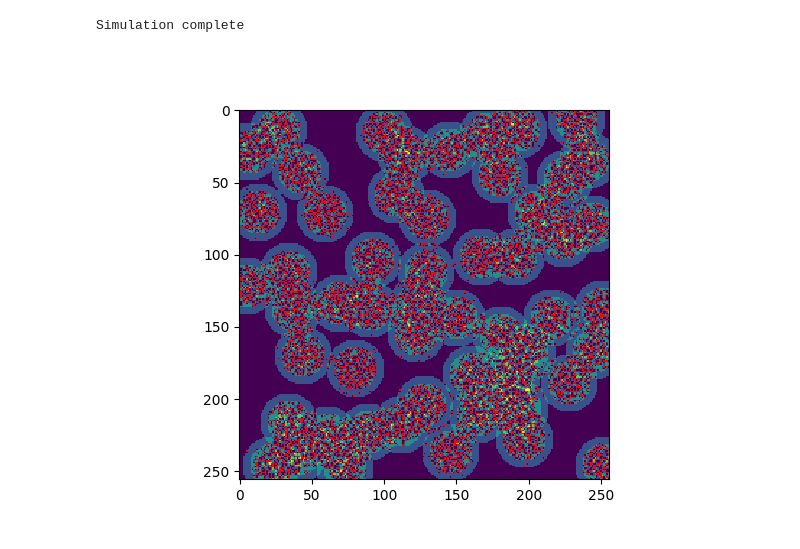
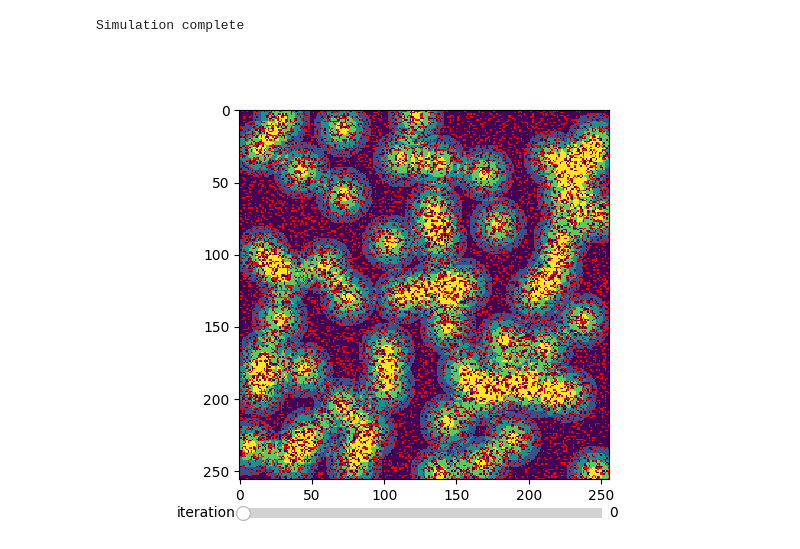
Before and after one commit to FLAMEGPU/FLAMEGPU2_python_sugarscape_tutorial, a Jupyter notebook: FLAMEGPU-Tutorial.ipynb, the cells around one changed output. Cells and saved outputs as stored; diff of their text form; code cells hidden in the pictures.

Commit message:
added stepped visualisation scrolling

```diff
--- a/FLAMEGPU-Tutorial.ipynb
+++ b/FLAMEGPU-Tutorial.ipynb
@@ -460,15 +460,18 @@ Simulation complete
 # %%
 import sugarscape_visualiser
 import importlib
 importlib.reload(sugarscape_visualiser)
 #%matplotlib inline
-%matplotlib widget
+%matplotlib widget # requires ipympl
 
 #sugarscape_visualiser.plot_state(0)
 #sugarscape_visualiser.plot_state(1)
 #sugarscape_visualiser.plot_state(20)
 #sugarscape_visualiser.plot_state(30)
 #sugarscape_visualiser.plot_state(40)
-ani = sugarscape_visualiser.animate_states(100)
+
+#ani = sugarscape_visualiser.animate_states(10)
+
+sugarscape_visualiser.display_states(100)
 # %% [output]
-[figure, old version]
+[figure, new version]
```
Also changed, not shown: 1 other file.
